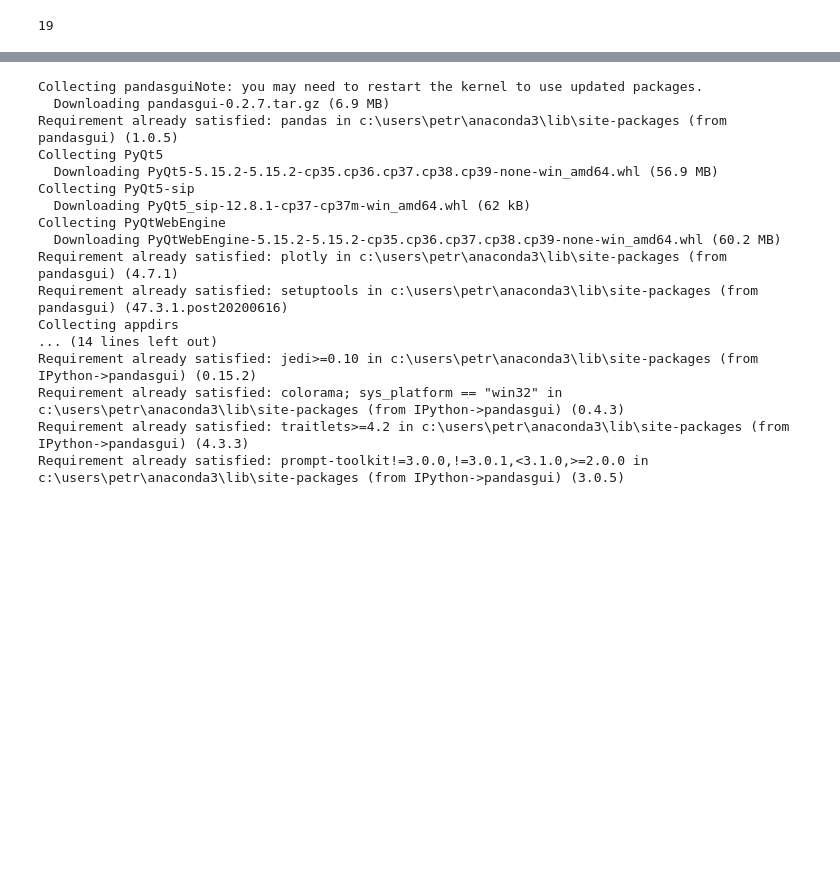
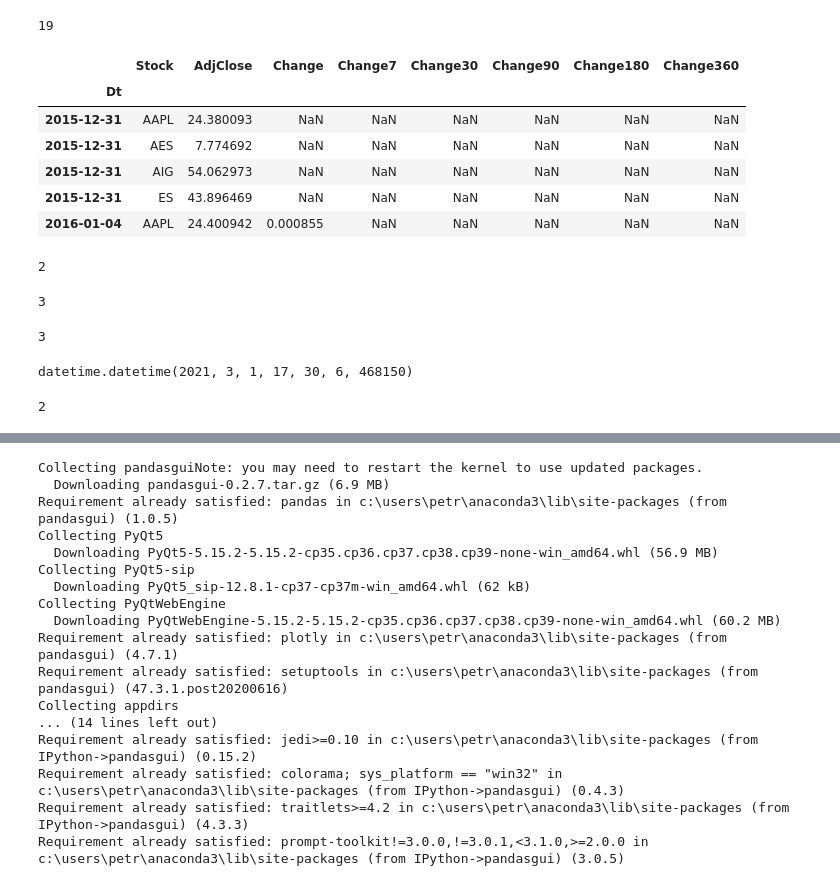
Before and after one commit to kravchukpetr/FinanceProject, a Jupyter notebook: Get Percent Change.ipynb, the cells around one changed output, grey strips where cells are left out. Cells and saved outputs as stored; diff of their text form; code cells hidden in the pictures; blank space fills up the shorter version.

```diff
--- a/Get Percent Change.ipynb
+++ b/Get Percent Change.ipynb
@@ -127,3 +112,44 @@ df_change['Change30'] = df_change.groupby('Stock').AdjClose.pct_change(30)
 df_change['Change90'] = df_change.groupby('Stock').AdjClose.pct_change(90)
 df_change['Change180'] = df_change.groupby('Stock').AdjClose.pct_change(180)
 df_change['Change360'] = df_change.groupby('Stock').AdjClose.pct_change(360)
+# %%
+df_change.head()
+# %% [output]
+|  | Stock | AdjClose | Change | Change7 | Change30 | Change90 | Change180 | Change360 |
+| Dt |  |  |  |  |  |  |  |  |
+| 2015-12-31 | AAPL | 24.380093 | NaN | NaN | NaN | NaN | NaN | NaN |
+| 2015-12-31 | AES | 7.774692 | NaN | NaN | NaN | NaN | NaN | NaN |
+| 2015-12-31 | AIG | 54.062973 | NaN | NaN | NaN | NaN | NaN | NaN |
+| 2015-12-31 | ES | 43.896469 | NaN | NaN | NaN | NaN | NaN | NaN |
+| 2016-01-04 | AAPL | 24.400942 | 0.000855 | NaN | NaN | NaN | NaN | NaN |
+# %%
+# df_change.loc['2021-01-27']
+# pd.DatetimeIndex(df_change['Dt']).month
+
+# df['purchase_date'].dt.floor('d') - pd.offsets.MonthBegin(1)
+# df_change.index.floor('d')
+# from datetime import date
+# print(date(date.today().year, 1, 1))
+# > date(date.today().year, 1, 1)
+from datetime import datetime
+from datetime import date
+sum(i > date(date.today().year, 1, 1) for i in set(df_change.index))
+sum(i > datetime.today().replace(day=1) for i in set(df_change.index))
+# %% [output]
+2
+# %%
+date.today().month
+# %% [output]
+3
+# %%
+len(df_change.loc['2021-03-01':'2021-03-03'].groupby('Dt'))
+# %% [output]
+3
+# %%
+datetime.today().replace(day=1)
+# %% [output]
+datetime.datetime(2021, 3, 1, 17, 30, 6, 468150)
+# %%
+sum(i >= datetime.today().replace(day=1) for i in set(df_change.index))
+# %% [output]
+2
```
Also changed, not shown: parts of 19 cells of this notebook, 1 other file.
